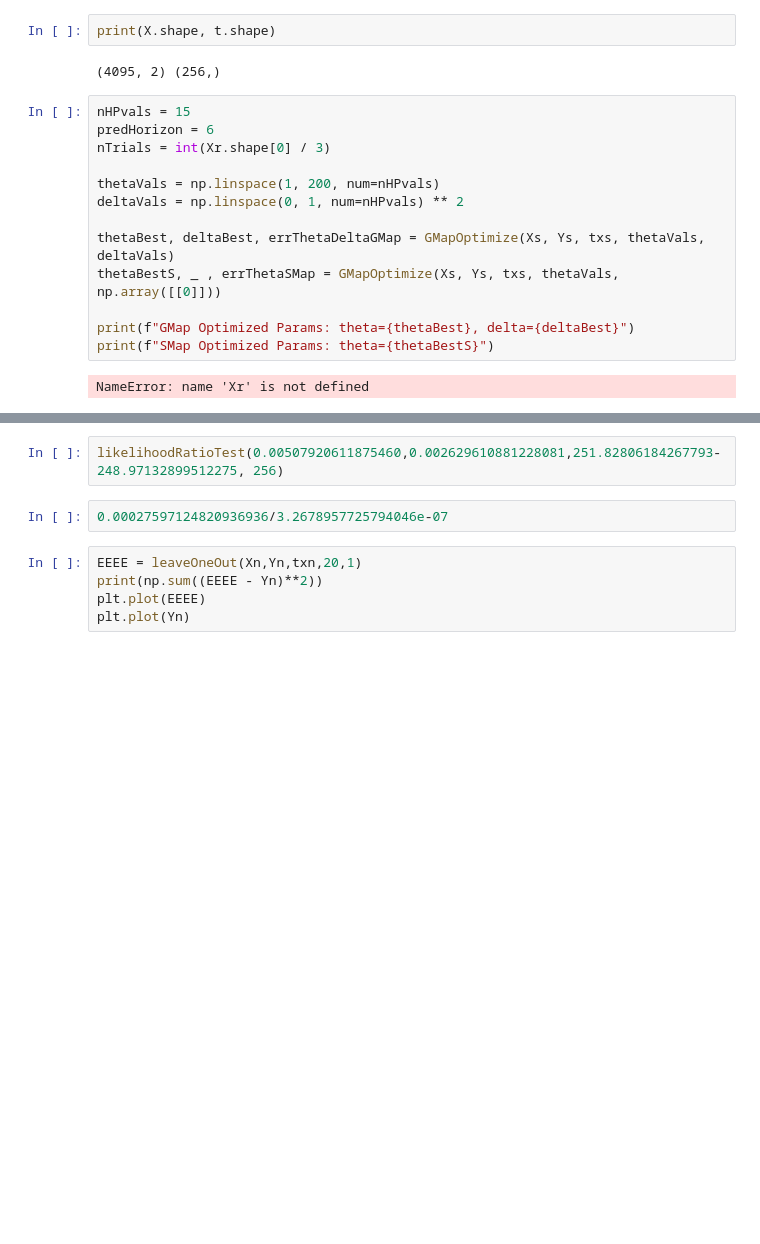
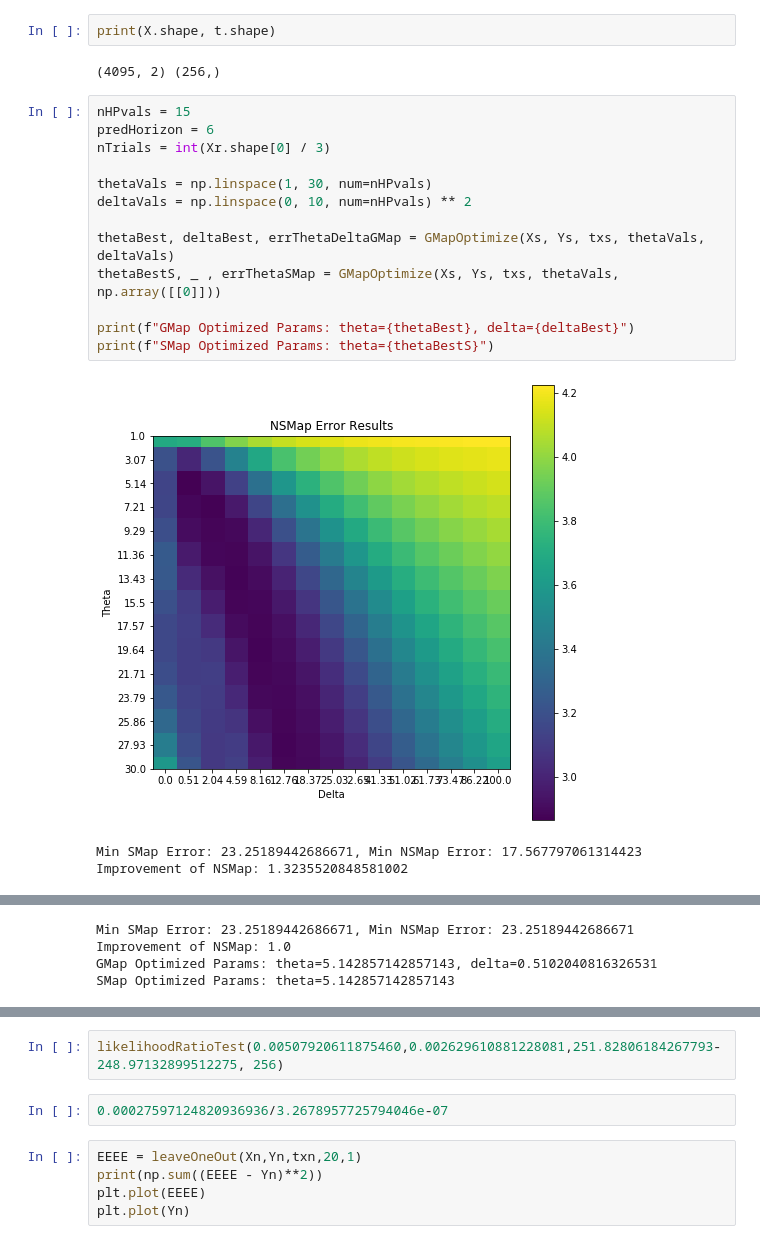
Before and after one commit to kenflat2/Nonlinear-Regression, a Jupyter notebook: Nonstationary SMap.ipynb, the cells around one changed output, grey strips where cells are left out. Cells and saved outputs as stored; diff of their text form; blank space fills up the shorter version.

```diff
--- a/Nonstationary SMap.ipynb
+++ b/Nonstationary SMap.ipynb
@@ -685,15 +698,17 @@ print(X.shape, t.shape)
 # %%
 nHPvals = 15
 predHorizon = 6
 nTrials = int(Xr.shape[0] / 3)
 
-thetaVals = np.linspace(1, 200, num=nHPvals)
-deltaVals = np.linspace(0, 1, num=nHPvals) ** 2
+thetaVals = np.linspace(1, 30, num=nHPvals)
+deltaVals = np.linspace(0, 10, num=nHPvals) ** 2
 
 thetaBest, deltaBest, errThetaDeltaGMap = GMapOptimize(Xs, Ys, txs, thetaVals, deltaVals)
 thetaBestS, _ , errThetaSMap = GMapOptimize(Xs, Ys, txs, thetaVals, np.array([[0]]))
 
 print(f"GMap Optimized Params: theta={thetaBest}, delta={deltaBest}")
 print(f"SMap Optimized Params: theta={thetaBestS}")
 # %% [output]
+[figure, added]
-NameError: name 'Xr' is not defined
+Min SMap Error: 23.25189442686671, Min NSMap Error: 17.567797061314423
+Improvement of NSMap: 1.3235520848581002
@@ -700,3 +716,7 @@ NameError: name 'Xr' is not defined
+Min SMap Error: 23.25189442686671, Min NSMap Error: 23.25189442686671
+Improvement of NSMap: 1.0
+GMap Optimized Params: theta=5.142857142857143, delta=0.5102040816326531
+SMap Optimized Params: theta=5.142857142857143
 # %%
 # Theta Optimization
 fig1, ax1 = plt.subplots(1, figsize = (8,3))
```
Also changed, not shown: parts of 31 cells of this notebook, 5 other files.
